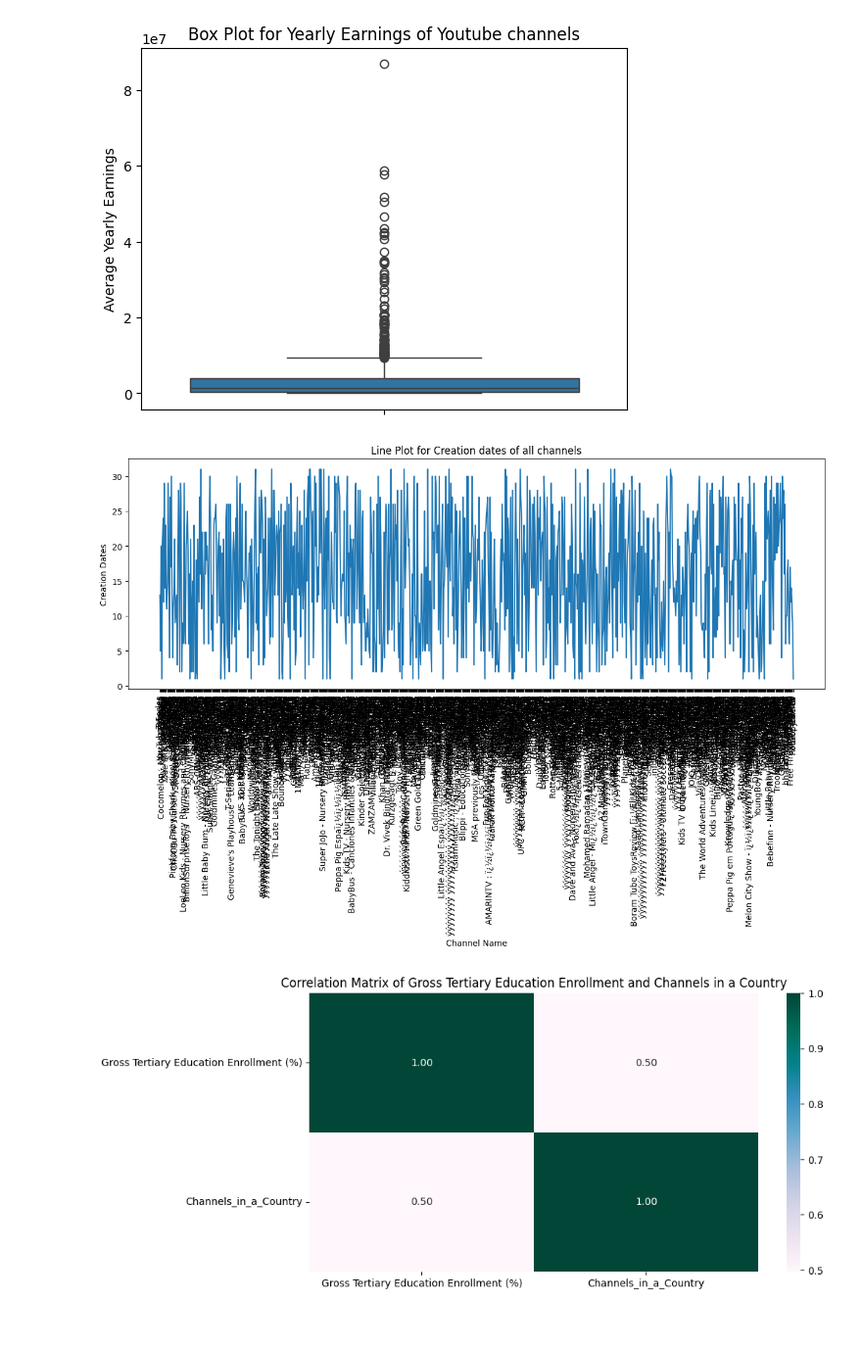
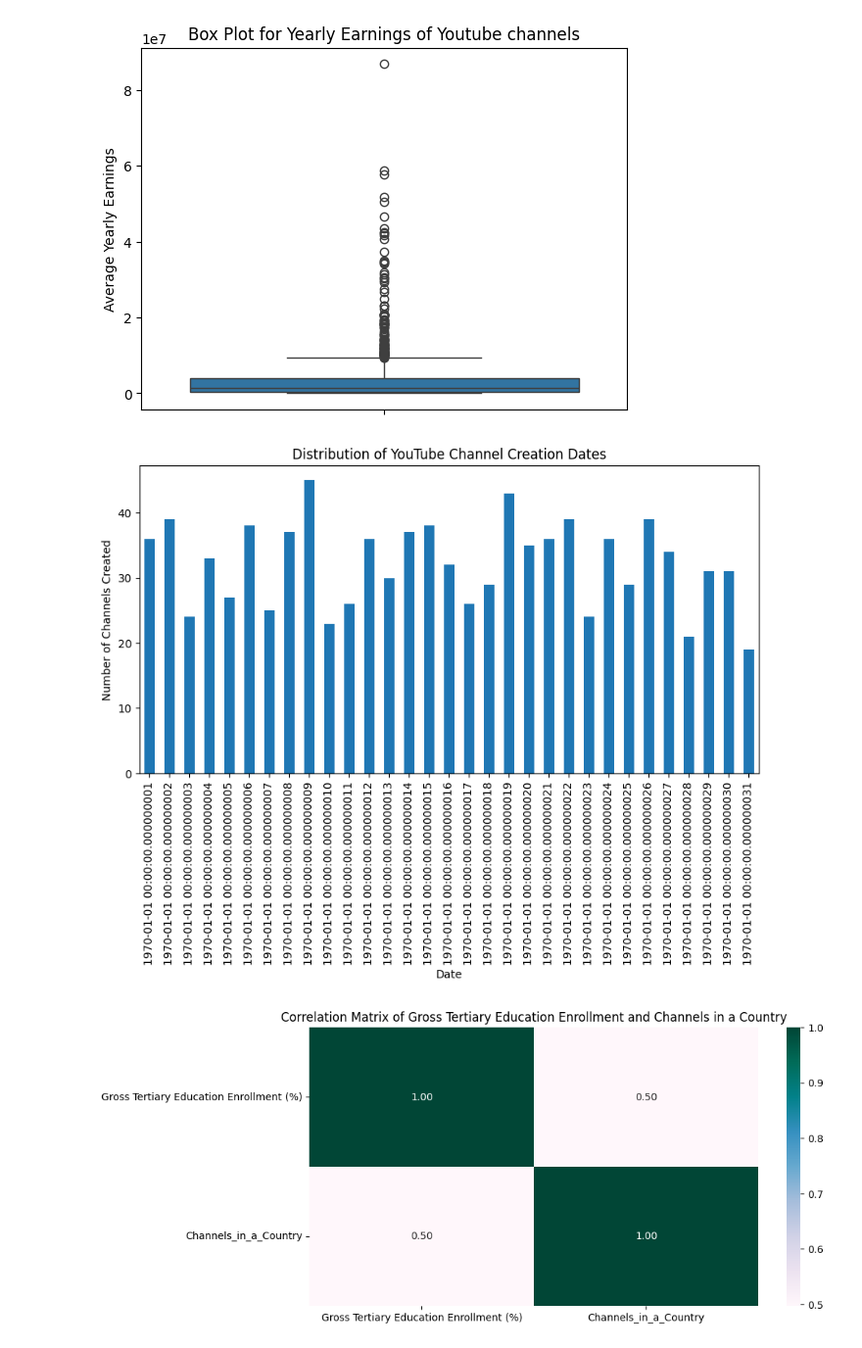
Before and after one commit to dheerajrajappikonda/EDA, a Jupyter notebook: EDA_Youtube.ipynb, the cells around one changed output. Shown at 98% size. Saved outputs shown, nothing was run; the diff lists cells and outputs as text; code cells hidden in the pictures.

```diff
--- a/EDA_Youtube.ipynb
+++ b/EDA_Youtube.ipynb
@@ -359,16 +359,18 @@ plt.title("Box Plot for Yearly Earnings of Youtube channels")
 plt.show()
 # %% [output]
 [figure]
-# %%
-plt.figure(figsize=(15, 5))
-sns.lineplot(x="Youtuber", y="Created_Date", data=df)
-plt.xlabel("Channel Name")
-plt.ylabel("Creation Dates")
-plt.title("Line Plot for Creation dates of all channels")
-plt.xticks(rotation=90)
-plt.show()
-# %% [output]
-[figure, removed]
+# %%
+df["Created_Date"] = pd.to_datetime(df["Created_Date"])
+Daily_Creation_Counts = df["Created_Date"].value_counts().sort_index()
+plt.figure(figsize = (10, 5))
+Daily_Creation_Counts.plot(kind = "bar")
+plt.title('Distribution of YouTube Channel Creation Dates')
+plt.xlabel('Date')
+plt.ylabel('Number of Channels Created')
+plt.xticks(rotation = 90)
+plt.show()
+# %% [output]
+[figure, added]
 # %%
 df["Channels_in_a_Country"] = df.groupby(["Country of Origin"])["Youtuber"].transform("count")
 correlation_2 = df.loc[:, ["Gross Tertiary Education Enrollment (%)", "Channels_in_a_Country"]]
```
Also changed, not shown: parts of 2 cells of this notebook.
